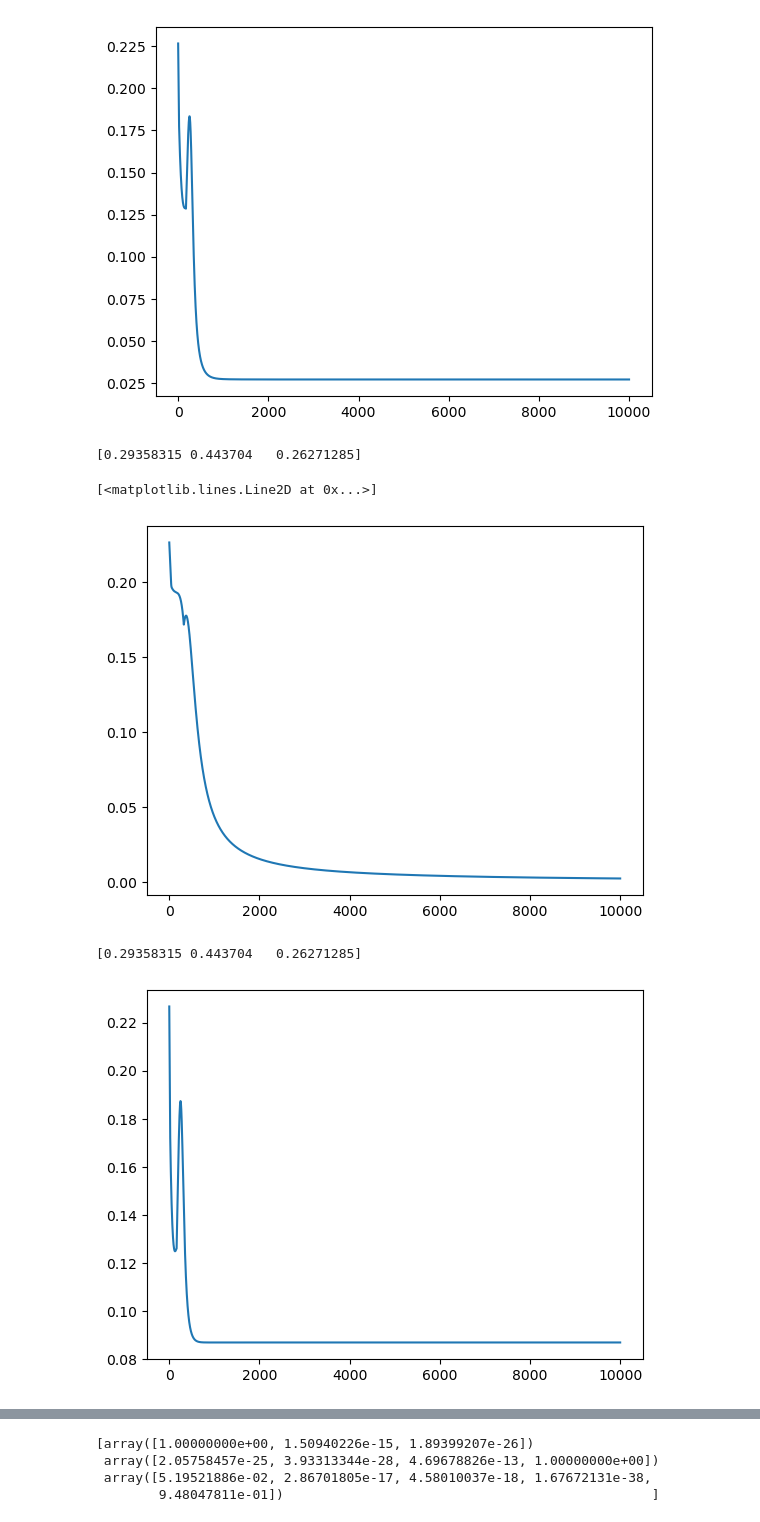
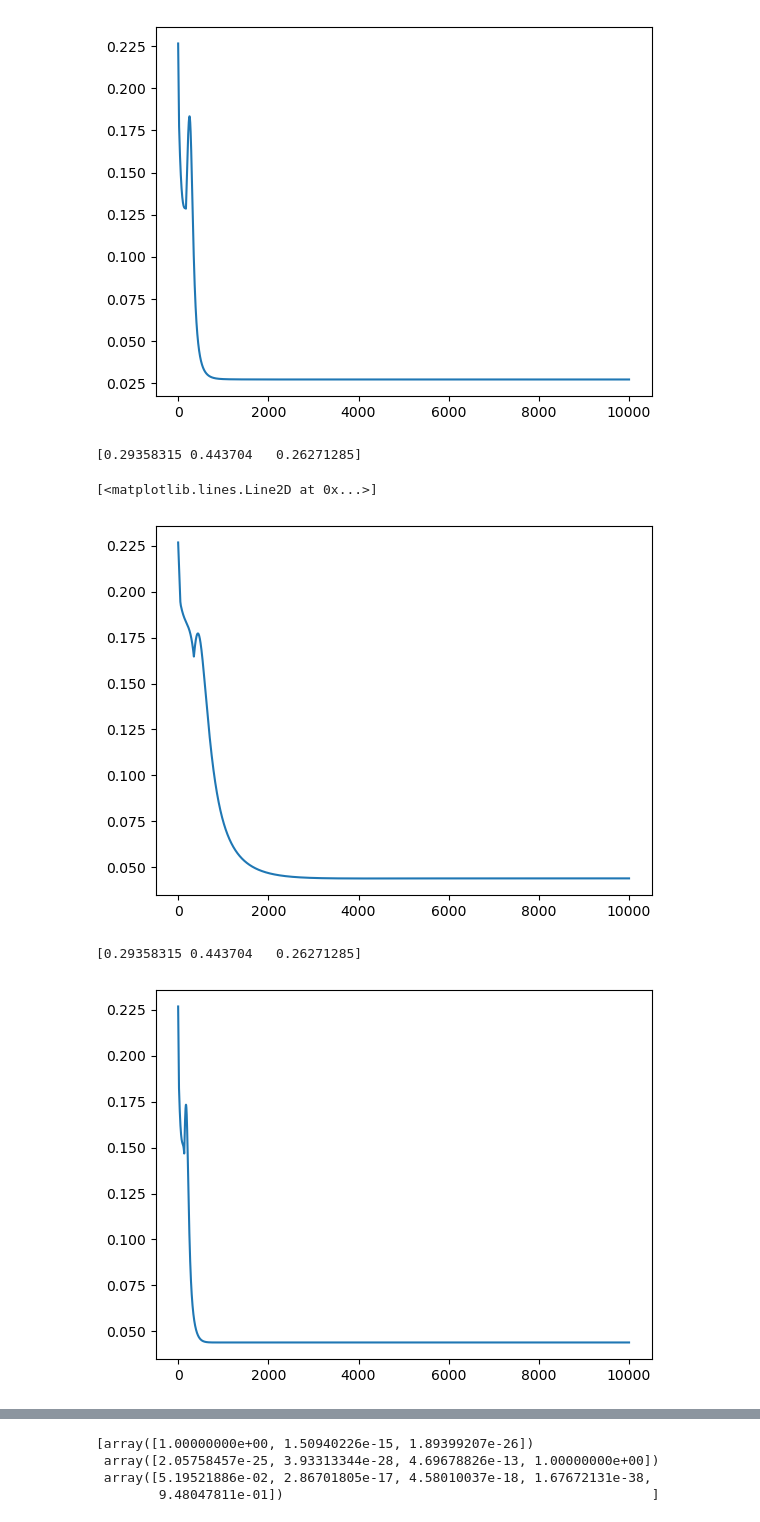
Before and after one commit to sundave1998/ARNPG-MORL, a Jupyter notebook: Tabular MDP (oracle)/potential games from scratch compare.ipynb, the cells around one changed output, grey strips where cells are left out. Saved outputs shown, nothing was run; the diff lists cells and outputs as text; code cells hidden in the pictures.

```diff
--- a/Tabular MDP (oracle)/potential games from scratch compare.ipynb
+++ b/Tabular MDP (oracle)/potential games from scratch compare.ipynb
@@ -238,7 +238,7 @@ plt.plot(NPG_regularization_NE_gaps)
 [figure]
 # %%
 eta = 0.1
-tau = 0.05
+tau = 0.005
 pi_star = np.copy(initial_pi)
 new_pi_star = np.copy(initial_pi)
 
@@ -267,7 +267,7 @@ for i in tqdm(range(N)):
         NE_gap.append(np.max(r))
 
         # next_theta[agent] += eta*r   # this is for NPG
-        next_theta[agent] += eta*(r*pi[agent] + tau*(1-r*pi[agent]))
+        next_theta[agent] += eta*(r*pi[agent] + tau*(1-pi[agent]*action_spaces[agent]))
         next_pi[agent] = np.exp(next_theta[agent])
 
 
@@ -284,10 +284,10 @@ plt.plot(PG_log_barrier_NE_gaps)
 # %% [output]
 [0.29358315 0.443704   0.26271285]
 [<matplotlib.lines.Line2D at 0x...>]
-[figure, old version]
+[figure, new version]
 # %%
 eta = 0.1
-tau = 0.01
+tau = 0.005
 pi_star = np.copy(initial_pi)
 new_pi_star = np.copy(initial_pi)
 
@@ -305,32 +305,32 @@ for i in tqdm(range(N)):
     next_theta = np.copy(theta)
     for agent in range(n):
 #         r = np.zeros(a)
         r = np.copy(reward)
         r = np.transpose(r)
         for left_agent in range(agent):
             r = np.matmul((r), pi[left_agent])
         r = np.transpose(r)
         for right_agent in range(n-1,agent, -1):
             r = np.matmul(r, pi[right_agent])
         r = r-np.dot(r,pi[agent])
         NE_gap.append(np.max(r))
 
         # next_theta[agent] += eta*r   # this is for NPG
         # next_theta[agent] += eta*r*pi[agent]
         # next_pi[agent] = np.exp(next_theta[agent])
 
 
-        next_pi[agent] = pi[agent]*np.exp(eta*(r + tau/pi[agent] - tau*r) )
+        next_pi[agent] = pi[agent]*np.exp(eta*(r + tau/pi[agent] - tau*action_spaces[agent]) )
 
         next_pi[agent]/=np.sum(next_pi[agent])
     NE_gaps.append(NE_gap)
     pi = np.copy(next_pi)
     theta = np.copy(next_theta)
 
 NE_gaps = np.array(NE_gaps)
 NPG_log_barrier_NE_gaps = np.sum(NE_gaps, axis=1)
 plt.plot(NPG_log_barrier_NE_gaps)
 plt.show()
 # %% [output]
 [0.29358315 0.443704   0.26271285]
-[figure, old version]
+[figure, new version]
```
Also changed, not shown: parts of 4 cells of this notebook, 1 other file.
